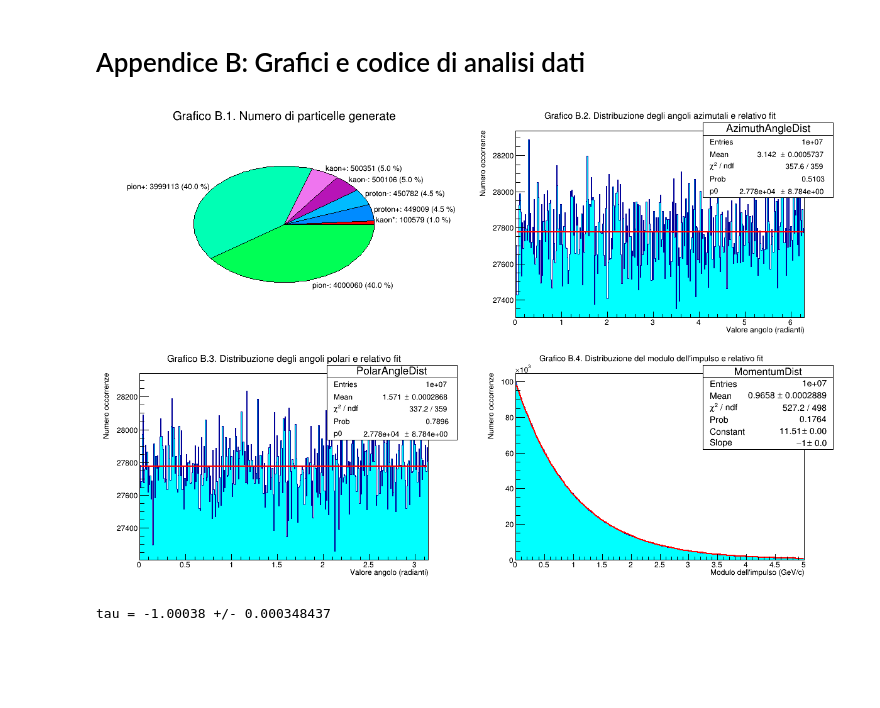
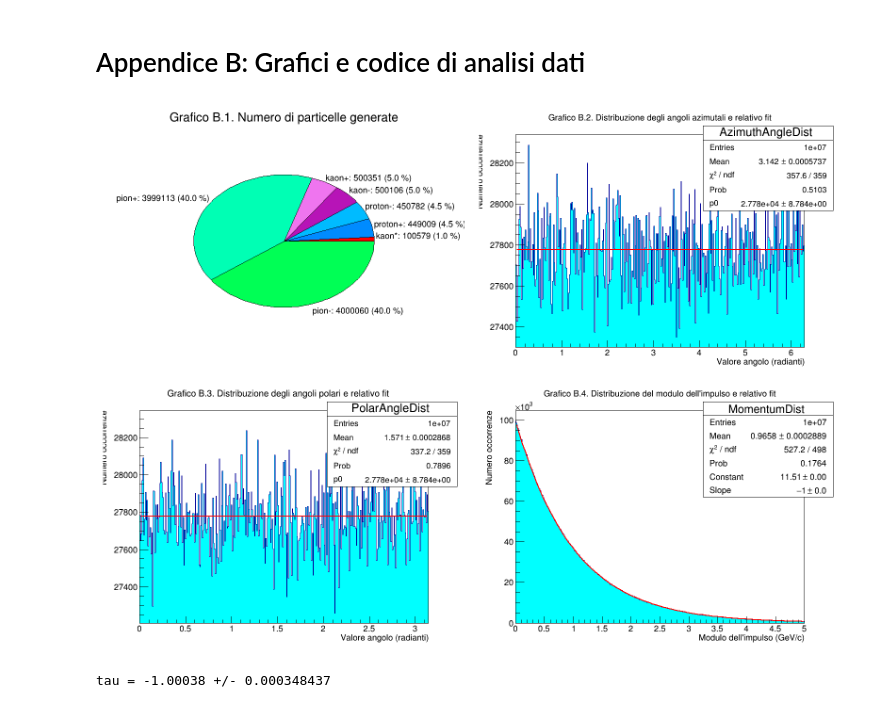
Before and after one commit to P2-718na/kstar-decay-analysis, a Jupyter notebook: notebooks/kstar-decay.ipynb, the cells around one changed output. Saved outputs shown, nothing was run; the diff lists cells and outputs as text; code cells hidden in the pictures; blank space fills up the shorter version.

```diff
--- a/notebooks/kstar-decay.ipynb
+++ b/notebooks/kstar-decay.ipynb
@@ -304,7 +304,7 @@ gStyle->SetOptFit(1111);
 gStyle->SetOptStat("neM");
 
 // Crea una canvas per visualizzare i grafici e la divide in 4
-TCanvas* cv = new TCanvas("cv1", "", 1200, 800);
+TCanvas* cv = new TCanvas("cv1", "", 1600, 1200);
 cv->Divide(2, 2);
 
 cv->cd(1);
@@ -318,34 +318,34 @@ particleDistPie->SetRadius(.25);
 particleDistPie->SetValueFormat("%.0f");
 particleDistPie->SetLabelFormat("%txt: %val (%perc)");
 particleDistPie->SortSlices();
 particleDistPie->SetFillColors(colors);
 particleDistPie->Draw(); // Richiesta solo qua, non dove faccio gia chiamata a Fit();
                          // Nota: gli accenti nei commenti fanno crashare il kernel di jupyter.
 
 cv->cd(2); // Questo deve stare prima della chiamata a Fit(), altrimenti le cose si rompono.
 // Esegue il fit del grafico e lo disegna
 AzimuthAngleDist->Fit("pol0", "Q");
 AzimuthAngleDist->SetFillColor(7);
 AzimuthAngleDist->SetTitle("Grafico B.2. Distribuzione degli angoli azimutali e relativo fit;Valore angolo (radianti);Numero occorrenze");
 
 cv->cd(3);
 // Esegue il fit del grafico e lo disegna
 PolarAngleDist->Fit("pol0", "Q");
 PolarAngleDist->SetFillColor(7);
 PolarAngleDist->SetTitle("Grafico B.3. Distribuzione degli angoli polari e relativo fit;Valore angolo (radianti);Numero occorrenze");
 
 cv->cd(4);
 // Esegue il fit del grafico e lo disegna.
 TFitResultPtr r = MomentumDist->Fit("expo", "SQ");
 // Stampa il parametro con l'errore, visto che non compare nella legenda.
 cout << "tau = " << r->Parameter(1) << " +/- " << r->ParError(1) << endl;
 MomentumDist->SetFillColor(7);
 MomentumDist->SetTitle("Grafico B.4. Distribuzione del modulo dell'impulso e relativo fit;Modulo dell'impulso (GeV/c);Numero occorrenze");
 
 // Disegna la canvas
 cv->Draw();
 # %% [output]
-[figure, old version]
+[figure, new version]
 tau = -1.00038 +/- 0.000348437
 # %%
 // Carica i dati salvati da file
```
Also changed, not shown: parts of 1 cell of this notebook.
